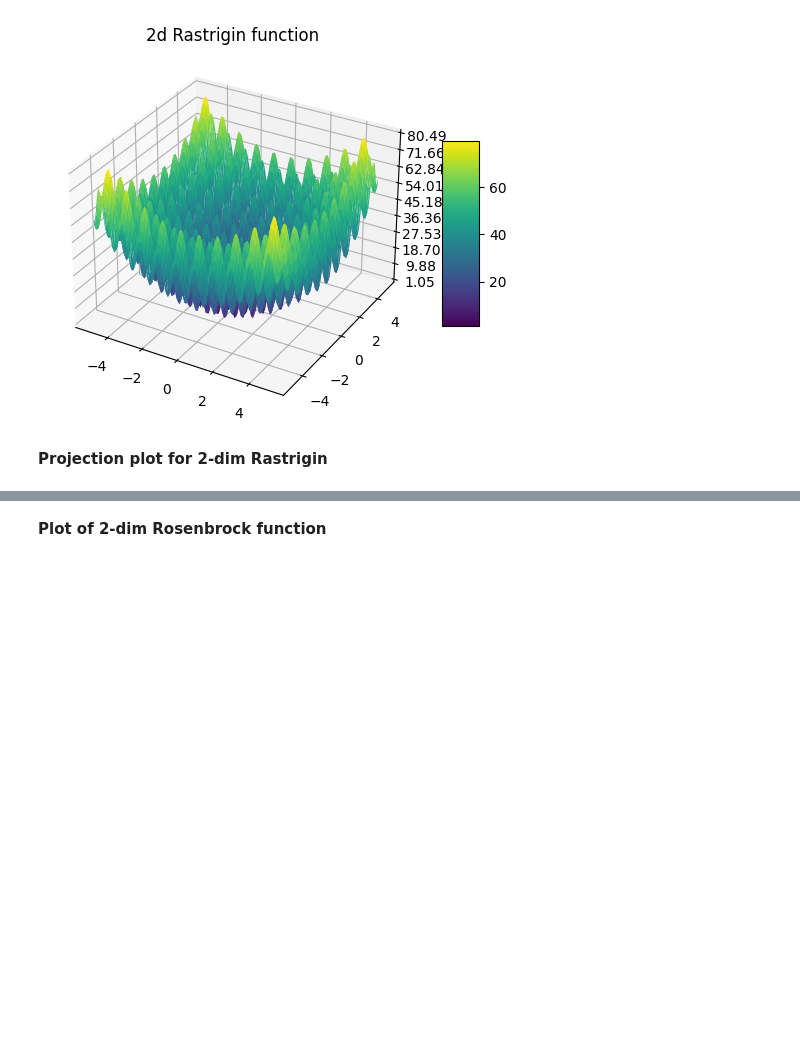
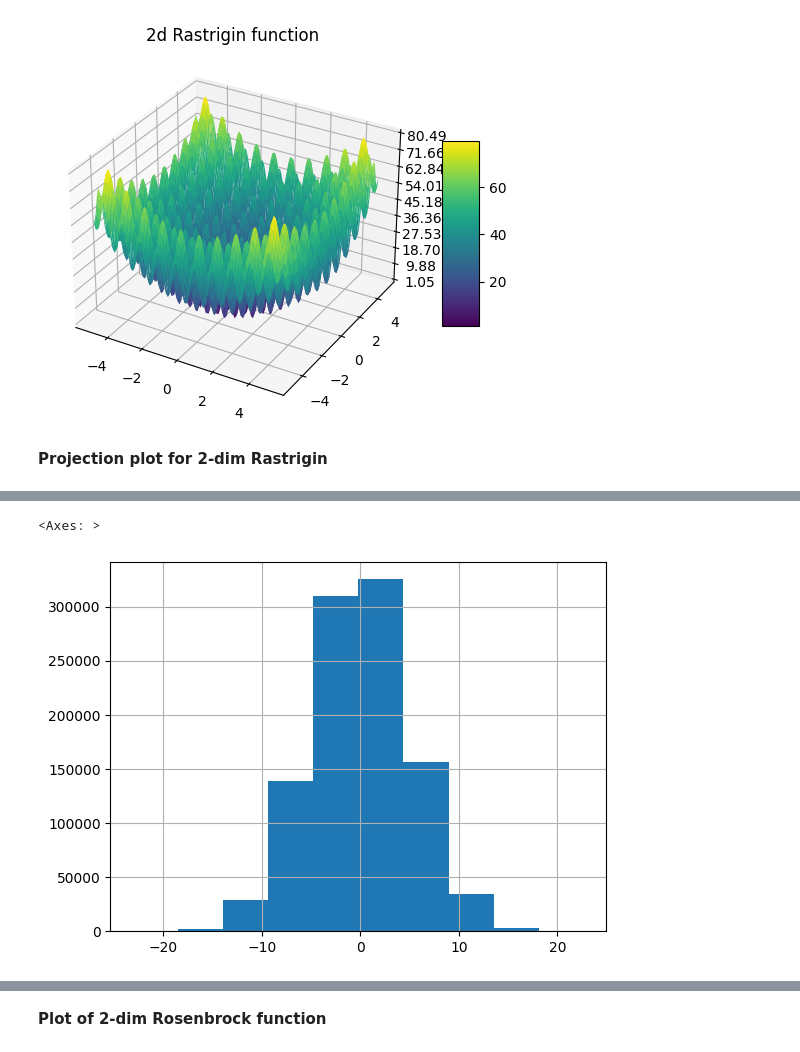
Before and after one commit to JiayeWei521/Landscape_Explorations, a Jupyter notebook: Test_functions.ipynb, the cells around one changed output, grey strips where cells are left out. Drawn from its saved outputs; the diff is of its cells as text; code cells hidden in the pictures; blank space fills up the shorter version.

```diff
--- a/Test_functions.ipynb
+++ b/Test_functions.ipynb
@@ -93,0 +127,5 @@ hist = df.hist()
+# %%
+df.x.hist()
+# %% [output]
+<Axes: >
+[figure, added]
```
Also changed, not shown: parts of 8 cells of this notebook, 4 other files.
